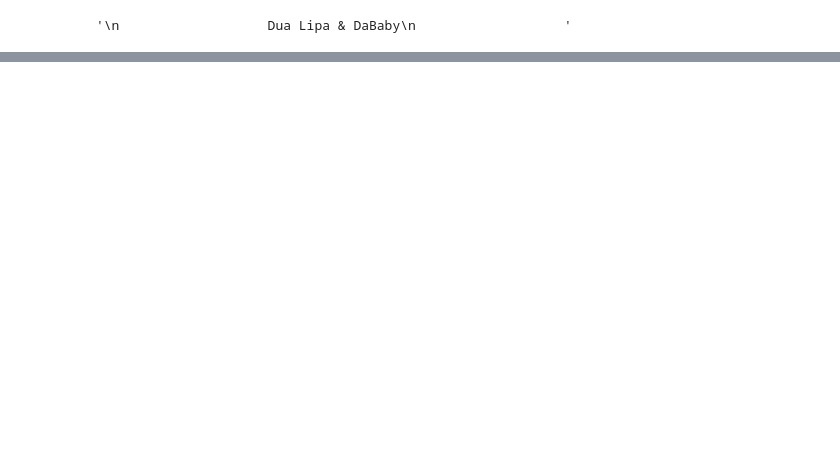
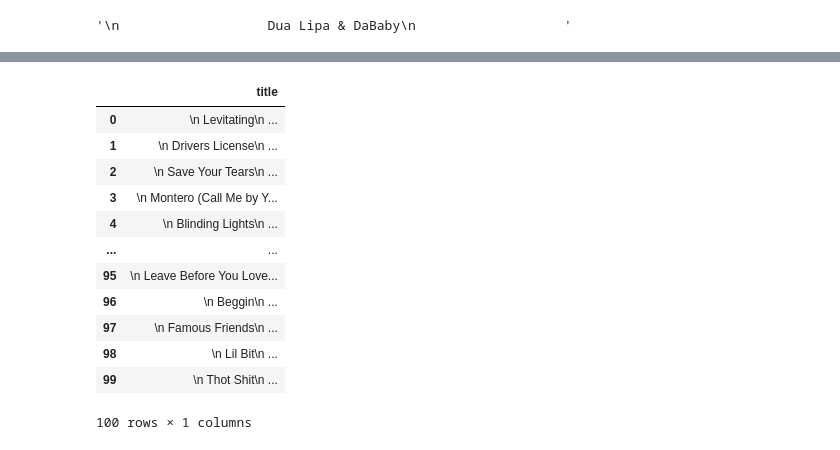
Before and after one commit to heinsakj/lab-web-scraping-single-page, a Jupyter notebook: GNOD.ipynb, the cells around one changed output, grey strips where cells are left out. Cells and saved outputs as stored; diff of their text form; code cells hidden in the pictures; blank space fills up the shorter version.

```diff
--- a/GNOD.ipynb
+++ b/GNOD.ipynb
@@ -173,3 +179,15 @@ soup2.select("tr:nth-child(1)")
 soup2.select("table.chartTbl a")[1].get_text()
 # %% [output]
 '\n                   Dua Lipa & DaBaby\n                   '
+# %%
+title = []
+
+# 6.1. Define the number of iterations for the loop
+num_iter = len(soup2.select("span > a"))
+
+Ctitle = soup2.select("span > a")
+
+for i in range(num_iter):
+    title.append(Ctitle[i].get_text())
+
+title
@@ -175,0 +212,17 @@ soup2.select("table.chartTbl a")[1].get_text()
+# %%
+top100_21 = pd.DataFrame({"title": title})
+top100_21
+# %% [output]
+|  | title |
+| 0 | \n Levitating\n ... |
+| 1 | \n Drivers License\n ... |
+| 2 | \n Save Your Tears\n ... |
+| 3 | \n Montero (Call Me by Y... |
+| 4 | \n Blinding Lights\n ... |
+| ... | ... |
+| 95 | \n Leave Before You Love... |
+| 96 | \n Beggin\n ... |
+| 97 | \n Famous Friends\n ... |
+| 98 | \n Lil Bit\n ... |
+| 99 | \n Thot Shit\n ... |
+100 rows × 1 columns
```
Also changed, not shown: parts of 17 cells of this notebook.
